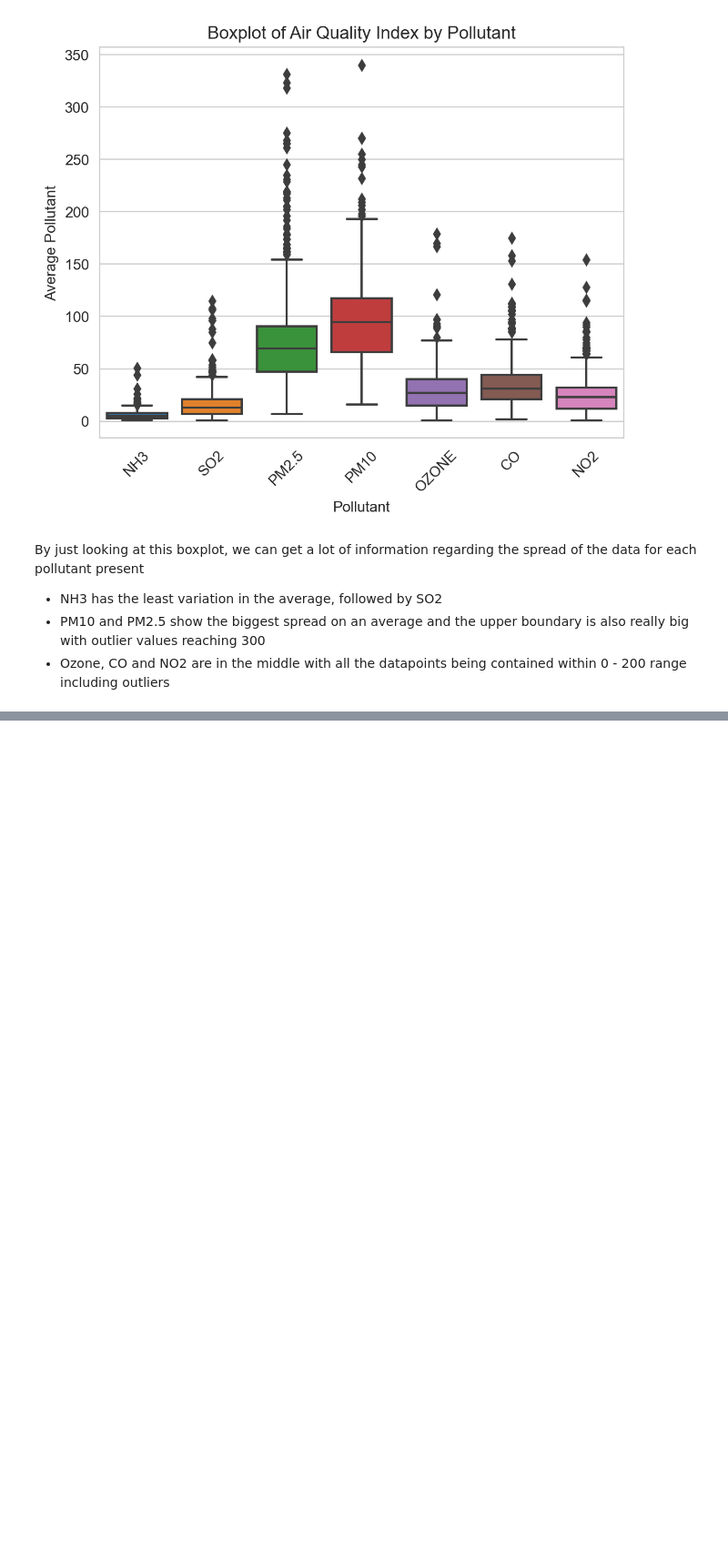
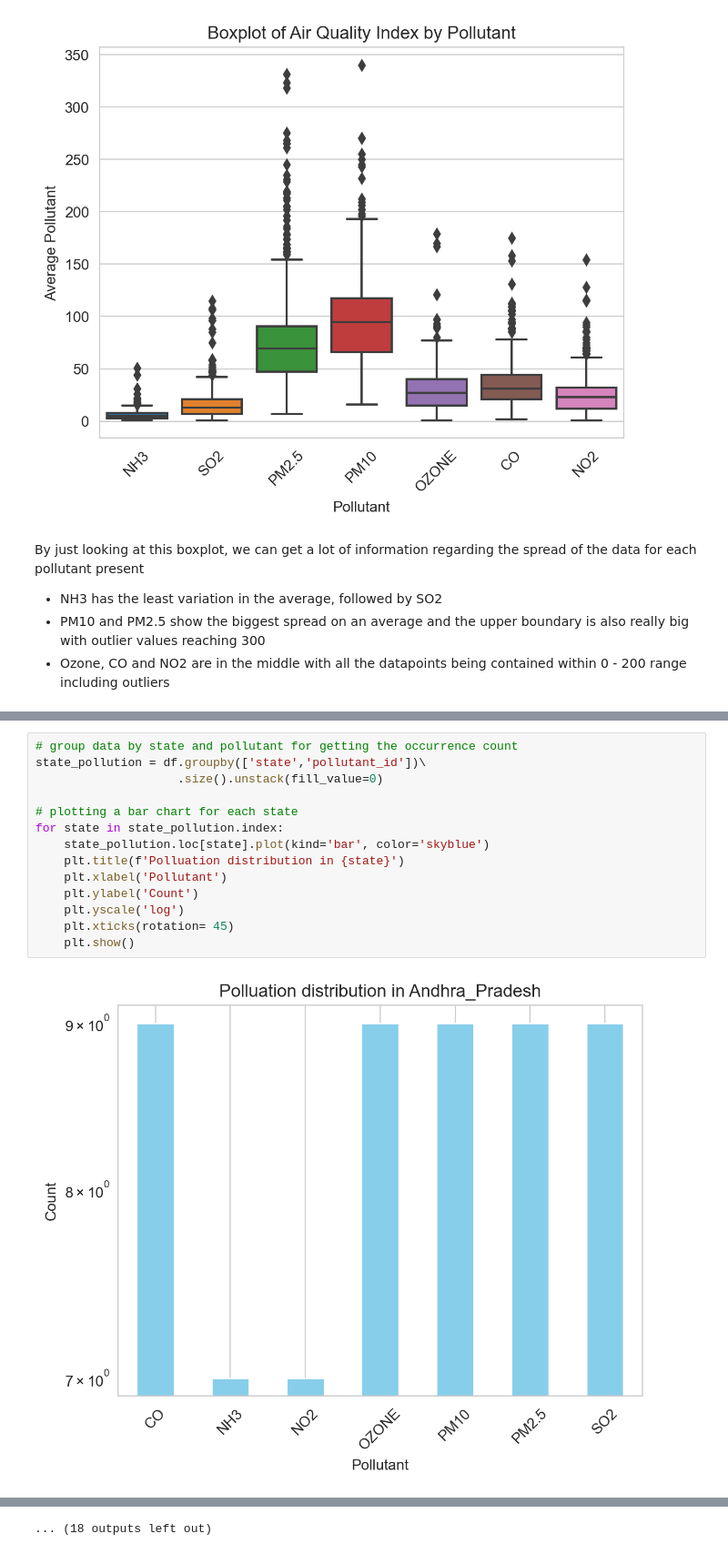
Before and after one commit to Asifdotexe/Air-Quality-Analysis-AQA, a Jupyter notebook: code/issue-5-IAQAPS-exploratory-data-analysis.ipynb, the cells around one changed output, grey strips where cells are left out. Shown at 91% size. Saved outputs shown, nothing was run; the diff lists cells and outputs as text; blank space fills up the shorter version.

```diff
--- a/code/issue-5-IAQAPS-exploratory-data-analysis.ipynb
+++ b/code/issue-5-IAQAPS-exploratory-data-analysis.ipynb
@@ -111,0 +143,16 @@ By just looking at this boxplot, we can get a lot of information regarding the s
+# %%
+# group data by state and pollutant for getting the occurrence count
+state_pollution = df.groupby(['state','pollutant_id'])\
+                    .size().unstack(fill_value=0)
+
+# plotting a bar chart for each state
+for state in state_pollution.index:
+    state_pollution.loc[state].plot(kind='bar', color='skyblue')
+    plt.title(f'Polluation distribution in {state}')
+    plt.xlabel('Pollutant')
+    plt.ylabel('Count')
+    plt.yscale('log')
+    plt.xticks(rotation= 45)
+    plt.show()
+# %% [output]
+[figure, added]
@@ -111,0 +170 @@ By just looking at this boxplot, we can get a lot of information regarding the s
+... (18 outputs left out)
```
Also changed, not shown: parts of 6 cells of this notebook.
